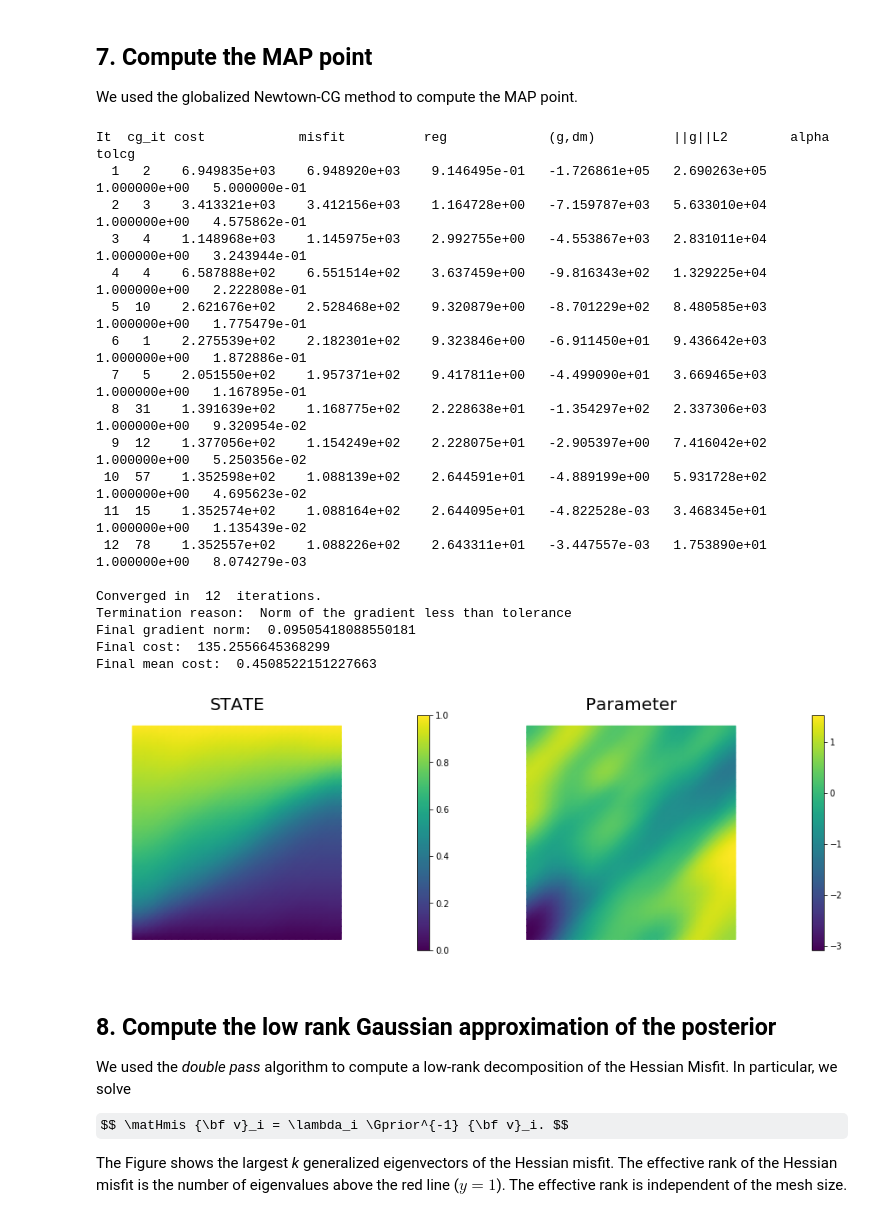
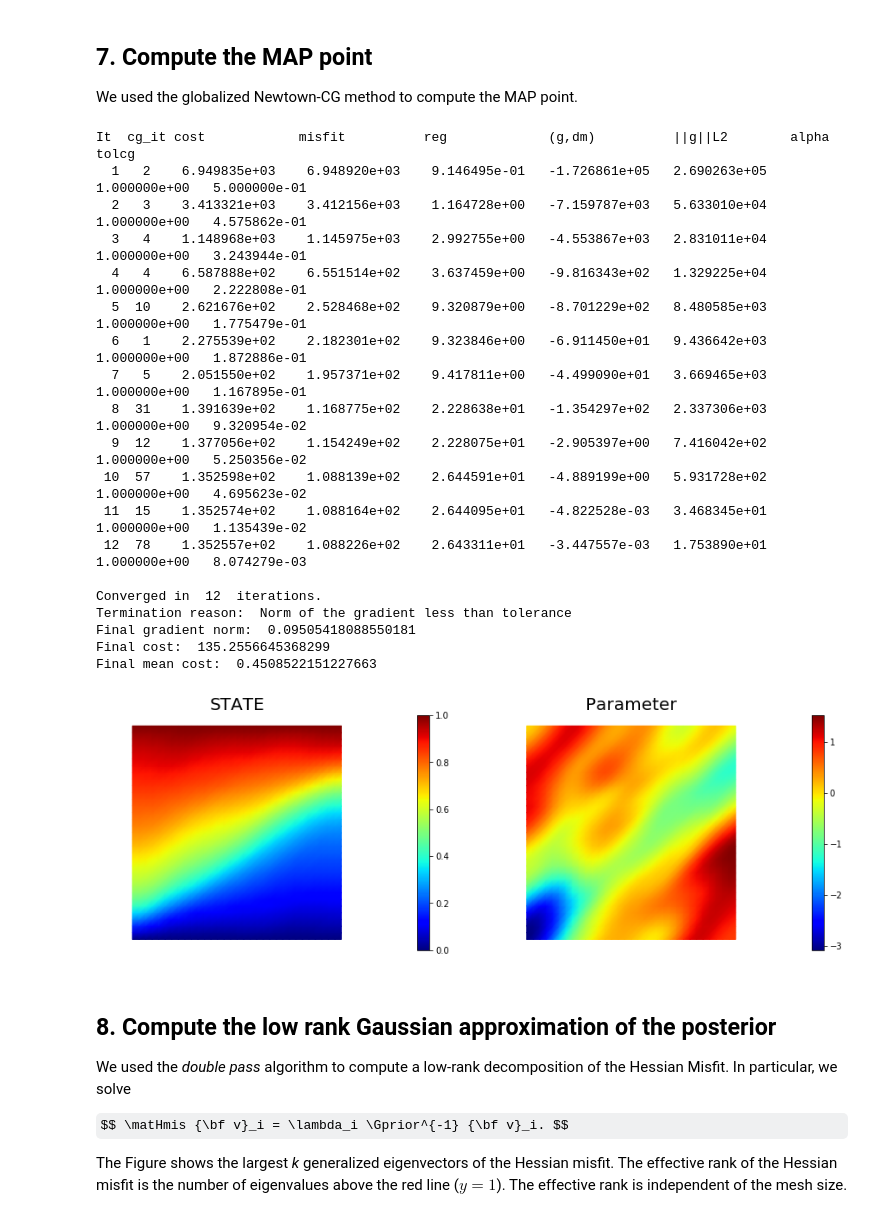
Before and after one commit to mpilosov/labs, a Jupyter notebook: Labs/Lab7_Wednesday/SubsurfaceBayesian.ipynb, the cells around one changed output. Saved outputs shown, nothing was run; the diff lists cells and outputs as text; code cells hidden in the pictures; some formulas as TeX source.

```diff
--- a/Labs/Lab7_Wednesday/SubsurfaceBayesian.ipynb
+++ b/Labs/Lab7_Wednesday/SubsurfaceBayesian.ipynb
@@ -434,36 +447,36 @@ if solver.converged:
 else:
     print( "\nNot Converged")
 
 print( "Termination reason: ", solver.termination_reasons[solver.reason] )
 print( "Final gradient norm: ", solver.final_grad_norm )
 print( "Final cost: ", solver.final_cost )
 print( "Final mean cost: ", solver.final_cost/ntargets )
 
 plt.figure(figsize=(15,5))
-hp.nb.plot(dl.Function(Vh[hp.STATE], x[hp.STATE]), subplot_loc=121,mytitle="STATE")
-hp.nb.plot(dl.Function(Vh[hp.PARAMETER], x[hp.PARAMETER]), subplot_loc=122,mytitle="Parameter")
+hp.nb.plot(dl.Function(Vh[hp.STATE], x[hp.STATE]), subplot_loc=121,mytitle="STATE", cmap="jet")
+hp.nb.plot(dl.Function(Vh[hp.PARAMETER], x[hp.PARAMETER]), subplot_loc=122,mytitle="Parameter", cmap="jet")
 plt.show()
 # %% [output]
 It  cg_it cost            misfit          reg             (g,dm)          ||g||L2        alpha          tolcg
   1   2    6.949835e+03    6.948920e+03    9.146495e-01   -1.726861e+05   2.690263e+05   1.000000e+00   5.000000e-01
   2   3    3.413321e+03    3.412156e+03    1.164728e+00   -7.159787e+03   5.633010e+04   1.000000e+00   4.575862e-01
   3   4    1.148968e+03    1.145975e+03    2.992755e+00   -4.553867e+03   2.831011e+04   1.000000e+00   3.243944e-01
   4   4    6.587888e+02    6.551514e+02    3.637459e+00   -9.816343e+02   1.329225e+04   1.000000e+00   2.222808e-01
   5  10    2.621676e+02    2.528468e+02    9.320879e+00   -8.701229e+02   8.480585e+03   1.000000e+00   1.775479e-01
   6   1    2.275539e+02    2.182301e+02    9.323846e+00   -6.911450e+01   9.436642e+03   1.000000e+00   1.872886e-01
   7   5    2.051550e+02    1.957371e+02    9.417811e+00   -4.499090e+01   3.669465e+03   1.000000e+00   1.167895e-01
   8  31    1.391639e+02    1.168775e+02    2.228638e+01   -1.354297e+02   2.337306e+03   1.000000e+00   9.320954e-02
   9  12    1.377056e+02    1.154249e+02    2.228075e+01   -2.905397e+00   7.416042e+02   1.000000e+00   5.250356e-02
  10  57    1.352598e+02    1.088139e+02    2.644591e+01   -4.889199e+00   5.931728e+02   1.000000e+00   4.695623e-02
  11  15    1.352574e+02    1.088164e+02    2.644095e+01   -4.822528e-03   3.468345e+01   1.000000e+00   1.135439e-02
  12  78    1.352557e+02    1.088226e+02    2.643311e+01   -3.447557e-03   1.753890e+01   1.000000e+00   8.074279e-03
 
 Converged in  12  iterations.
 Termination reason:  Norm of the gradient less than tolerance
 Final gradient norm:  0.09505418088550181
 Final cost:  135.2556645368299
 Final mean cost:  0.4508522151227663
-[figure, old version]
+[figure, new version]
 # %% [markdown]
 ## 8. Compute the low rank Gaussian approximation of the posterior
 We used the *double pass* algorithm to compute a low-rank decomposition of the Hessian Misfit.
```
Also changed, not shown: parts of 10 cells of this notebook, 1 other file.
